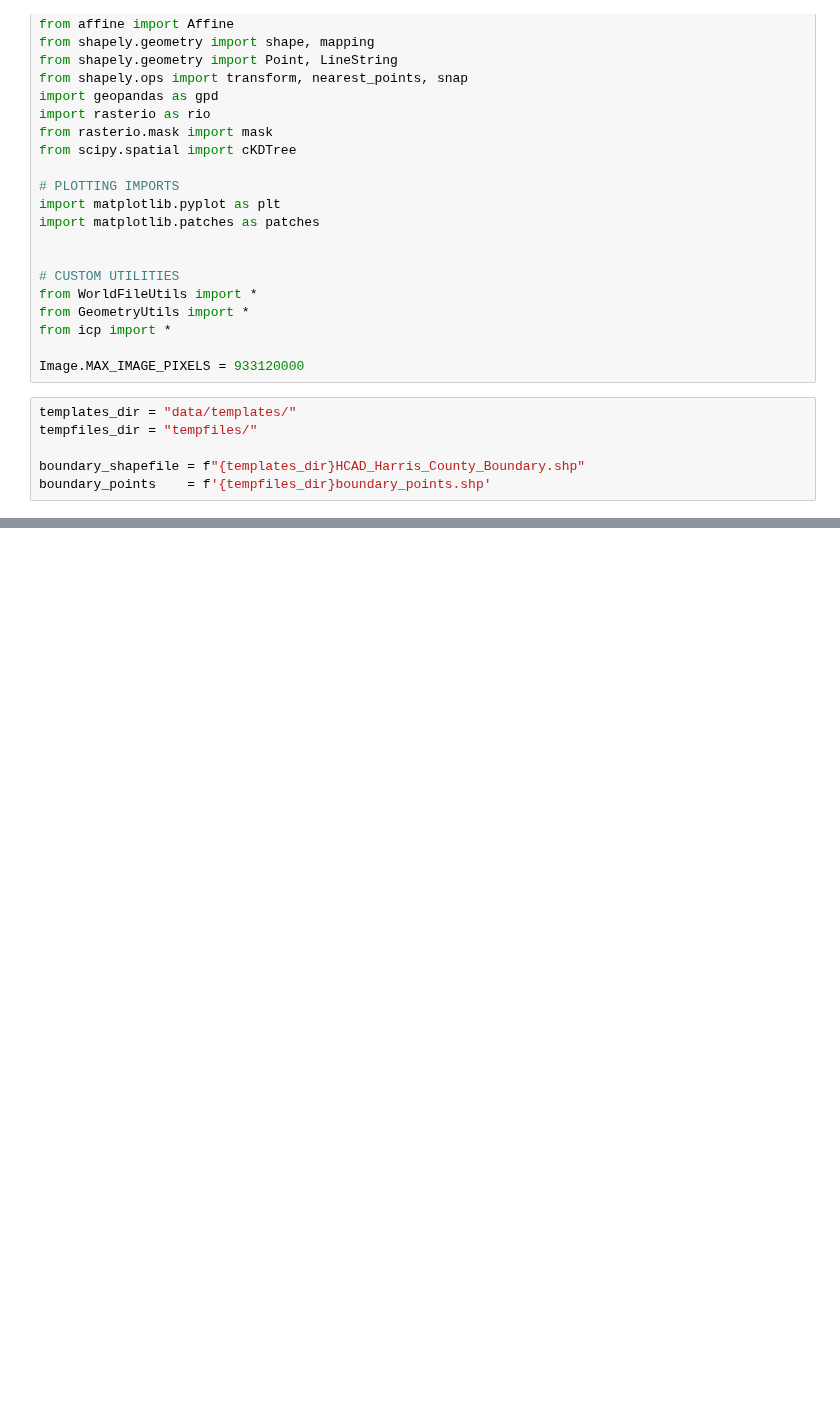
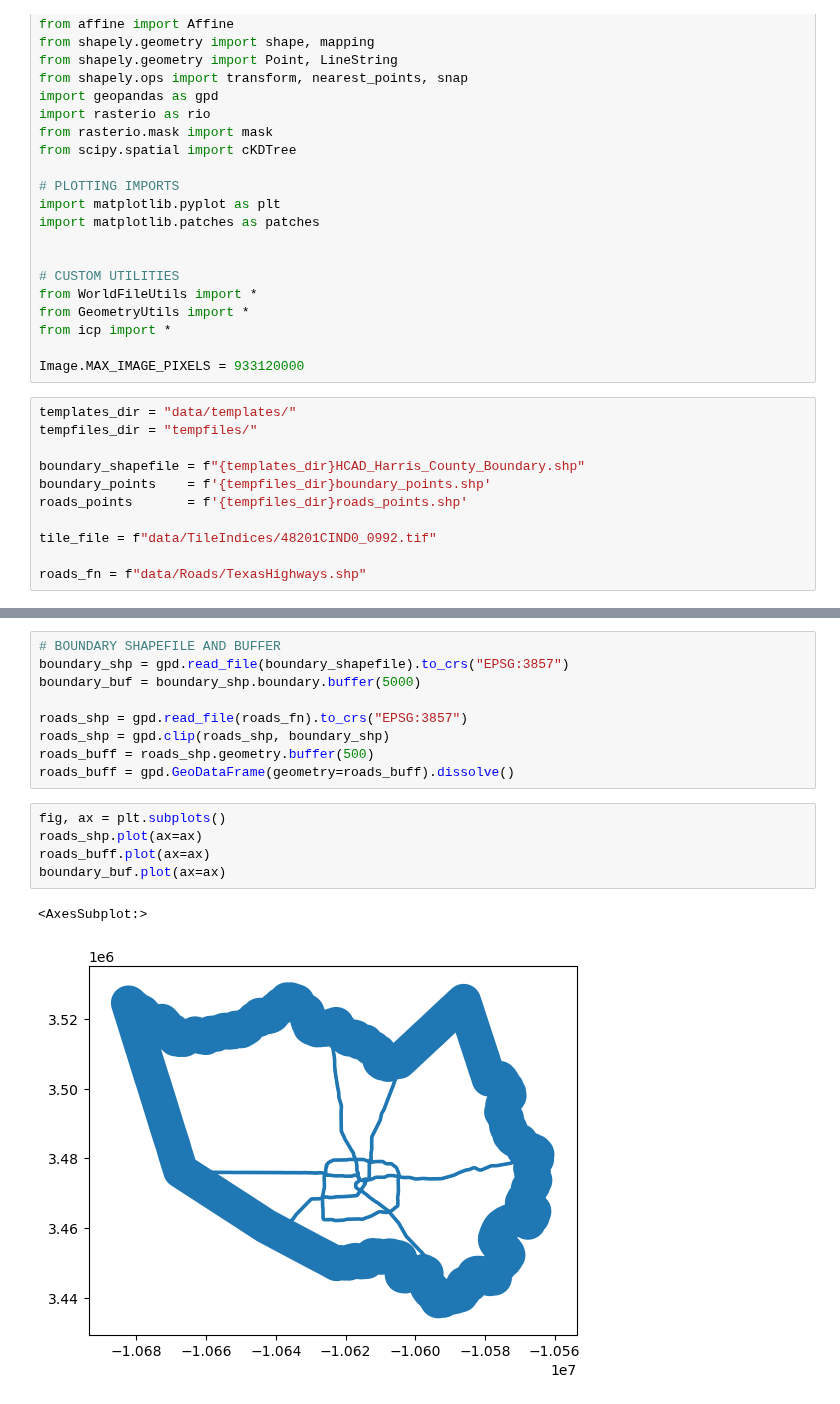
Before and after one commit to f-haces/RECTDNN, a Jupyter notebook: Adjust_Prediction_Optimized.ipynb, the cells around one changed output, grey strips where cells are left out. Drawn from its saved outputs; the diff is of its cells as text; blank space fills up the shorter version.

Commit message:
Optimized code further. Added keypoint matching on highways

```diff
--- a/Adjust_Prediction_Optimized.ipynb
+++ b/Adjust_Prediction_Optimized.ipynb
@@ -39,3 +39,8 @@ tempfiles_dir = "tempfiles/"
 
 boundary_shapefile = f"{templates_dir}HCAD_Harris_County_Boundary.shp"
 boundary_points    = f'{tempfiles_dir}boundary_points.shp'
+roads_points       = f'{tempfiles_dir}roads_points.shp'
+
+tile_file = f"data/TileIndices/48201CIND0_0992.tif"
+
+roads_fn = f"data/Roads/TexasHighways.shp"
@@ -64,0 +103,17 @@ if not os.path.exists(boundary_points):
+# %%
+# BOUNDARY SHAPEFILE AND BUFFER
+boundary_shp = gpd.read_file(boundary_shapefile).to_crs("EPSG:3857")
+boundary_buf = boundary_shp.boundary.buffer(5000)
+
+roads_shp = gpd.read_file(roads_fn).to_crs("EPSG:3857")
+roads_shp = gpd.clip(roads_shp, boundary_shp)
+roads_buff = roads_shp.geometry.buffer(500)
+roads_buff = gpd.GeoDataFrame(geometry=roads_buff).dissolve()
+# %%
+fig, ax = plt.subplots()
+roads_shp.plot(ax=ax)
+roads_buff.plot(ax=ax)
+boundary_buf.plot(ax=ax)
+# %% [output]
+<AxesSubplot:>
+[figure, added]
```
Also changed, not shown: parts of 12 cells of this notebook, 1 other file.
